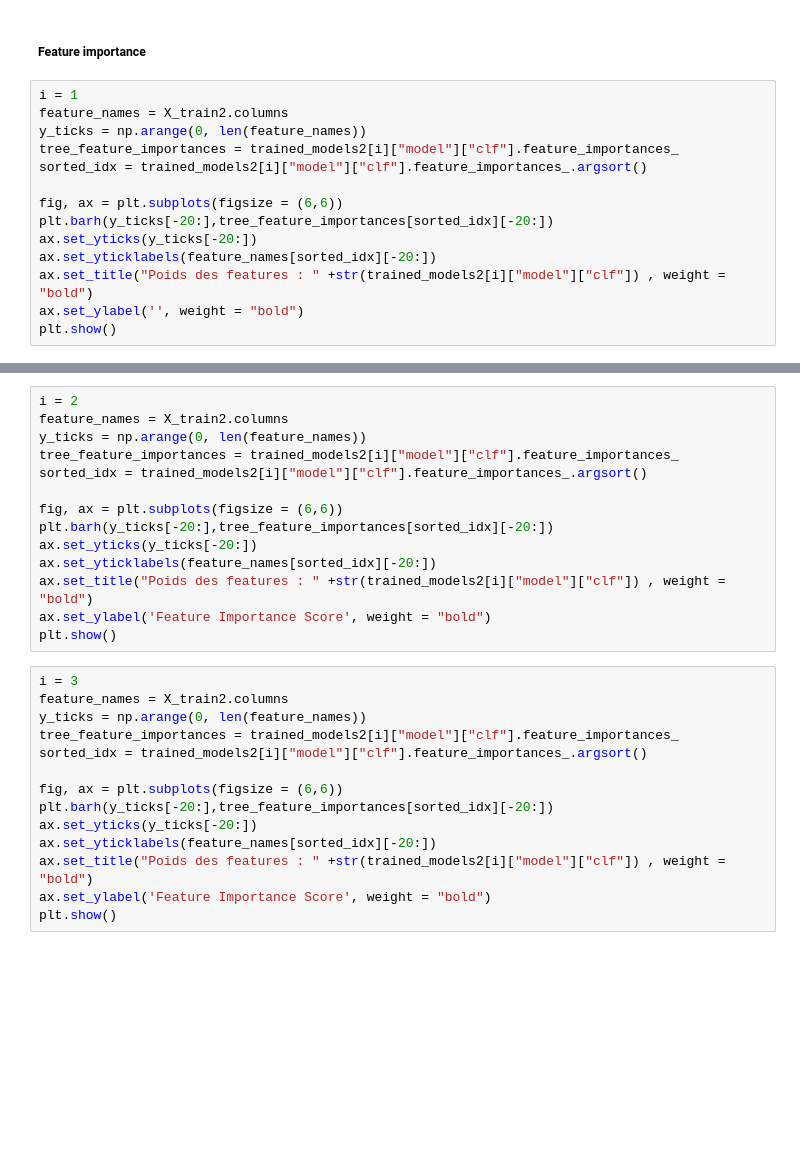
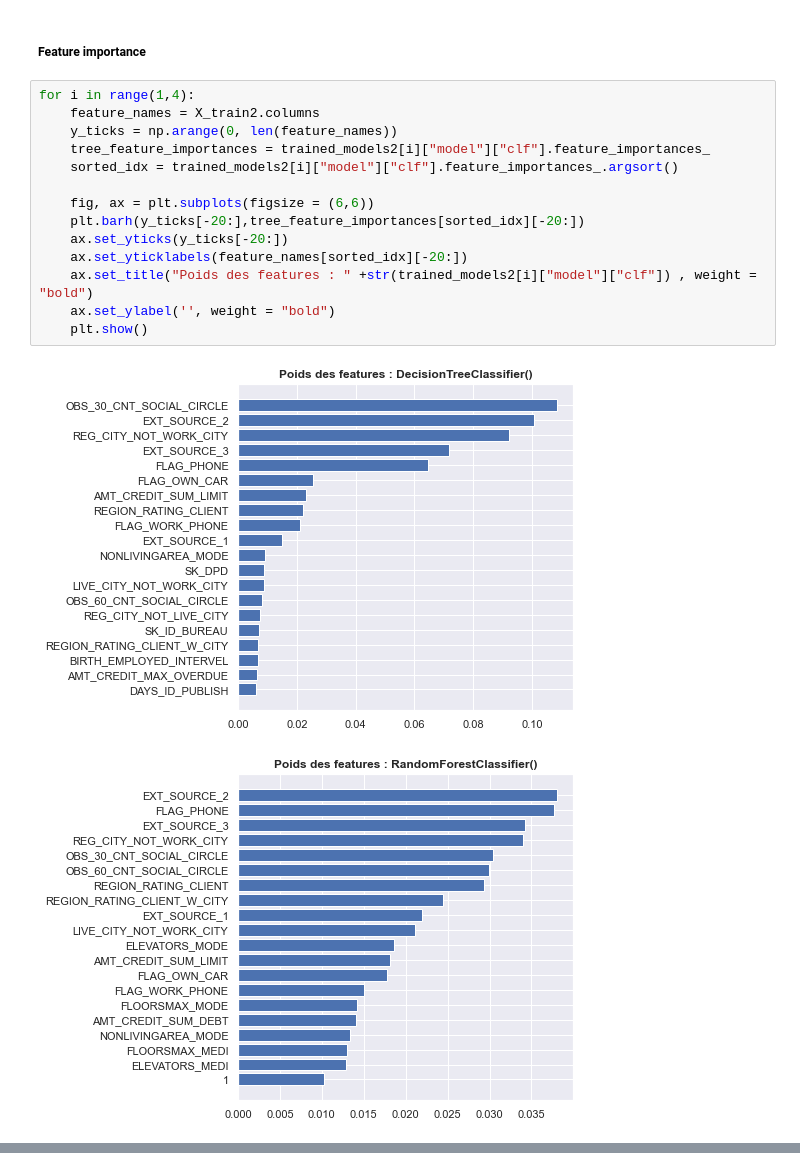
Before and after one commit to Neclis/OC7, a Jupyter notebook: P7_Scoring_00_Martinez_Nicolas.ipynb, the cells around one changed output, grey strips where cells are left out. Cells and saved outputs as stored; diff of their text form; blank space fills up the shorter version.

```diff
--- a/P7_Scoring_00_Martinez_Nicolas.ipynb
+++ b/P7_Scoring_00_Martinez_Nicolas.ipynb
@@ -1541,16 +1675,19 @@ plt.show()
 # %% [markdown]
 ##### Feature importance
 # %%
-i = 1
-feature_names = X_train2.columns
-y_ticks = np.arange(0, len(feature_names))
-tree_feature_importances = trained_models2[i]["model"]["clf"].feature_importances_
-sorted_idx = trained_models2[i]["model"]["clf"].feature_importances_.argsort()
+for i in range(1,4):
+    feature_names = X_train2.columns
+    y_ticks = np.arange(0, len(feature_names))
+    tree_feature_importances = trained_models2[i]["model"]["clf"].feature_importances_
+    sorted_idx = trained_models2[i]["model"]["clf"].feature_importances_.argsort()
 
-fig, ax = plt.subplots(figsize = (6,6))
-plt.barh(y_ticks[-20:],tree_feature_importances[sorted_idx][-20:])
-ax.set_yticks(y_ticks[-20:])
-ax.set_yticklabels(feature_names[sorted_idx][-20:])
-ax.set_title("Poids des features : " +str(trained_models2[i]["model"]["clf"]) , weight = "bold")
-ax.set_ylabel('', weight = "bold")
-plt.show()
+    fig, ax = plt.subplots(figsize = (6,6))
+    plt.barh(y_ticks[-20:],tree_feature_importances[sorted_idx][-20:])
+    ax.set_yticks(y_ticks[-20:])
+    ax.set_yticklabels(feature_names[sorted_idx][-20:])
+    ax.set_title("Poids des features : " +str(trained_models2[i]["model"]["clf"]) , weight = "bold")
+    ax.set_ylabel('', weight = "bold")
+    plt.show()
+# %% [output]
+[figure, added]
+[figure, added]
@@ -1557,31 +1695,3 @@ plt.show()
-# %%
-i = 2
-feature_names = X_train2.columns
-y_ticks = np.arange(0, len(feature_names))
-tree_feature_importances = trained_models2[i]["model"]["clf"].feature_importances_
-sorted_idx = trained_models2[i]["model"]["clf"].feature_importances_.argsort()
-
-fig, ax = plt.subplots(figsize = (6,6))
-plt.barh(y_ticks[-20:],tree_feature_importances[sorted_idx][-20:])
-ax.set_yticks(y_ticks[-20:])
-ax.set_yticklabels(feature_names[sorted_idx][-20:])
-ax.set_title("Poids des features : " +str(trained_models2[i]["model"]["clf"]) , weight = "bold")
-ax.set_ylabel('Feature Importance Score', weight = "bold")
-plt.show()
-# %%
-i = 3
-feature_names = X_train2.columns
-y_ticks = np.arange(0, len(feature_names))
-tree_feature_importances = trained_models2[i]["model"]["clf"].feature_importances_
-sorted_idx = trained_models2[i]["model"]["clf"].feature_importances_.argsort()
-
-fig, ax = plt.subplots(figsize = (6,6))
-plt.barh(y_ticks[-20:],tree_feature_importances[sorted_idx][-20:])
-ax.set_yticks(y_ticks[-20:])
-ax.set_yticklabels(feature_names[sorted_idx][-20:])
-ax.set_title("Poids des features : " +str(trained_models2[i]["model"]["clf"]) , weight = "bold")
-ax.set_ylabel('Feature Importance Score', weight = "bold")
-plt.show()
 # %% [markdown]
 Optimisation du modele CV avec la fonction objectif définie
 Export du modele entrainé pickle
```
Also changed, not shown: parts of 27 cells of this notebook.
